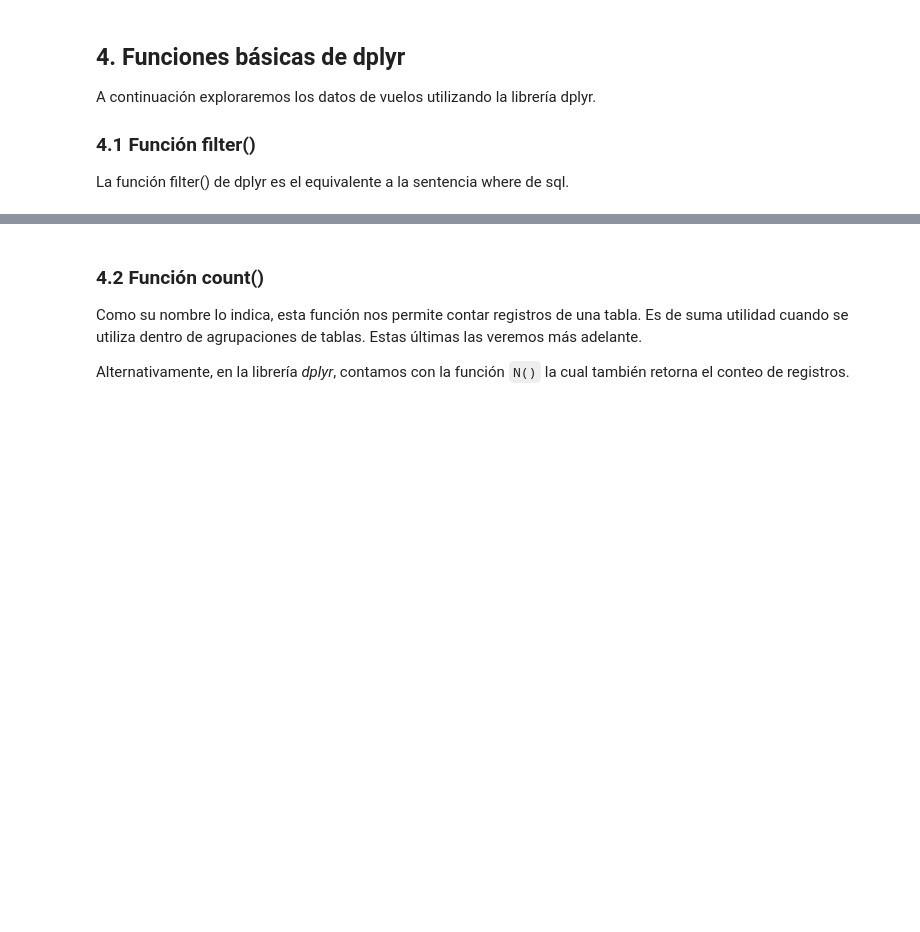
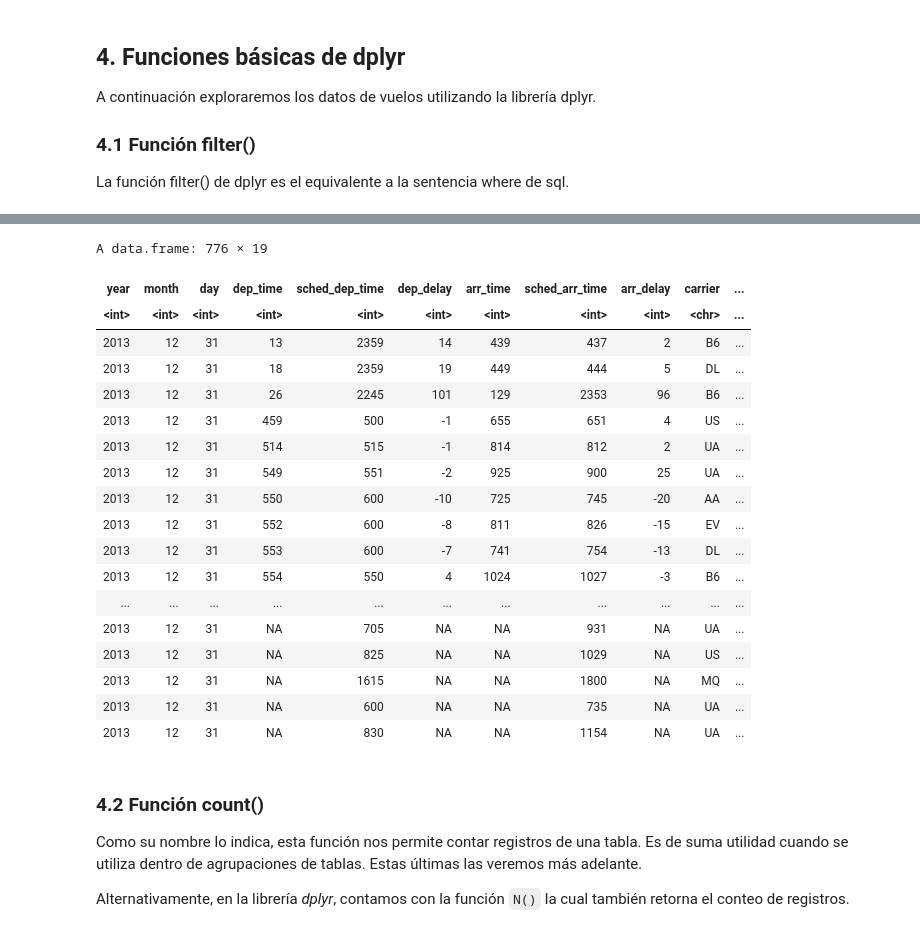
Before and after one commit to majorquev/DBDC_202504_Programacion_en_R_para_ciencia_de_datos, a Jupyter notebook: Clases/Clase3/Clase3_01_manipulacion_de_tablas_I.ipynb, the cells around one changed output, grey strips where cells are left out. Drawn from its saved outputs; the diff is of its cells as text; code cells hidden in the pictures; blank space fills up the shorter version.

```diff
--- a/Clases/Clase3/Clase3_01_manipulacion_de_tablas_I.ipynb
+++ b/Clases/Clase3/Clase3_01_manipulacion_de_tablas_I.ipynb
@@ -73,3 +232,26 @@ La función filter() de dplyr es el equivalente a la sentencia where de sql.
+# %%
+# Ahora
+filter(vuelos, month == 12 & day == 31)
+# %% [output]
+A data.frame: 776 × 19
+| year | month | day | dep_time | sched_dep_time | dep_delay | arr_time | sched_arr_time | arr_delay | carrier | ... |
+| <int> | <int> | <int> | <int> | <int> | <int> | <int> | <int> | <int> | <chr> | ... |
+| 2013 | 12 | 31 | 13 | 2359 | 14 | 439 | 437 | 2 | B6 | ... |
+| 2013 | 12 | 31 | 18 | 2359 | 19 | 449 | 444 | 5 | DL | ... |
+| 2013 | 12 | 31 | 26 | 2245 | 101 | 129 | 2353 | 96 | B6 | ... |
+| 2013 | 12 | 31 | 459 | 500 | -1 | 655 | 651 | 4 | US | ... |
+| 2013 | 12 | 31 | 514 | 515 | -1 | 814 | 812 | 2 | UA | ... |
+| 2013 | 12 | 31 | 549 | 551 | -2 | 925 | 900 | 25 | UA | ... |
+| 2013 | 12 | 31 | 550 | 600 | -10 | 725 | 745 | -20 | AA | ... |
+| 2013 | 12 | 31 | 552 | 600 | -8 | 811 | 826 | -15 | EV | ... |
+| 2013 | 12 | 31 | 553 | 600 | -7 | 741 | 754 | -13 | DL | ... |
+| 2013 | 12 | 31 | 554 | 550 | 4 | 1024 | 1027 | -3 | B6 | ... |
+| ... | ... | ... | ... | ... | ... | ... | ... | ... | ... | ... |
+| 2013 | 12 | 31 | NA | 705 | NA | NA | 931 | NA | UA | ... |
+| 2013 | 12 | 31 | NA | 825 | NA | NA | 1029 | NA | US | ... |
+| 2013 | 12 | 31 | NA | 1615 | NA | NA | 1800 | NA | MQ | ... |
+| 2013 | 12 | 31 | NA | 600 | NA | NA | 735 | NA | UA | ... |
+| 2013 | 12 | 31 | NA | 830 | NA | NA | 1154 | NA | UA | ... |
 # %% [markdown]
 ### 4.2 Función count()
 
```
Also changed, not shown: parts of 17 cells of this notebook.
